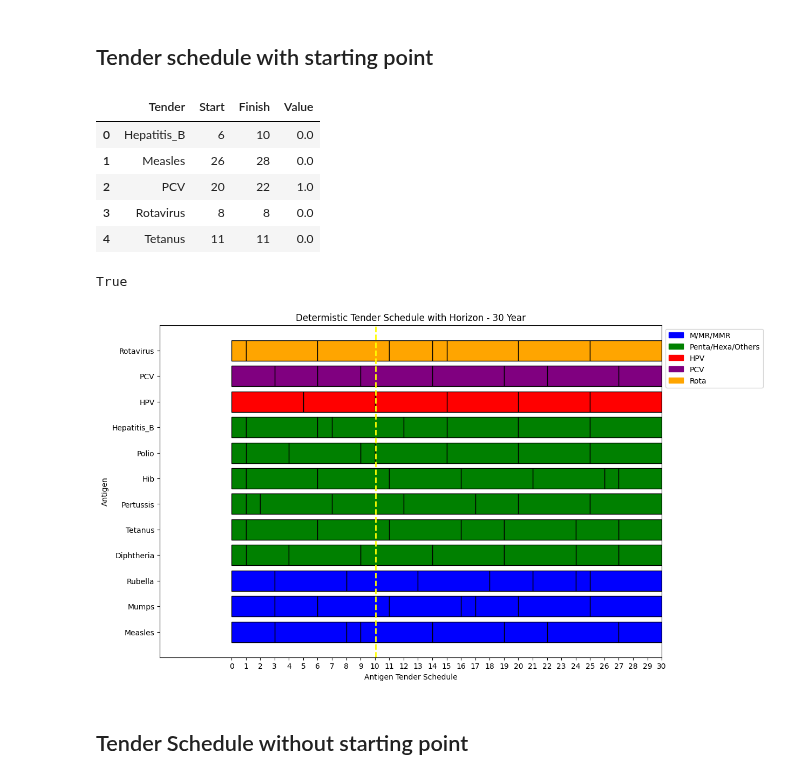
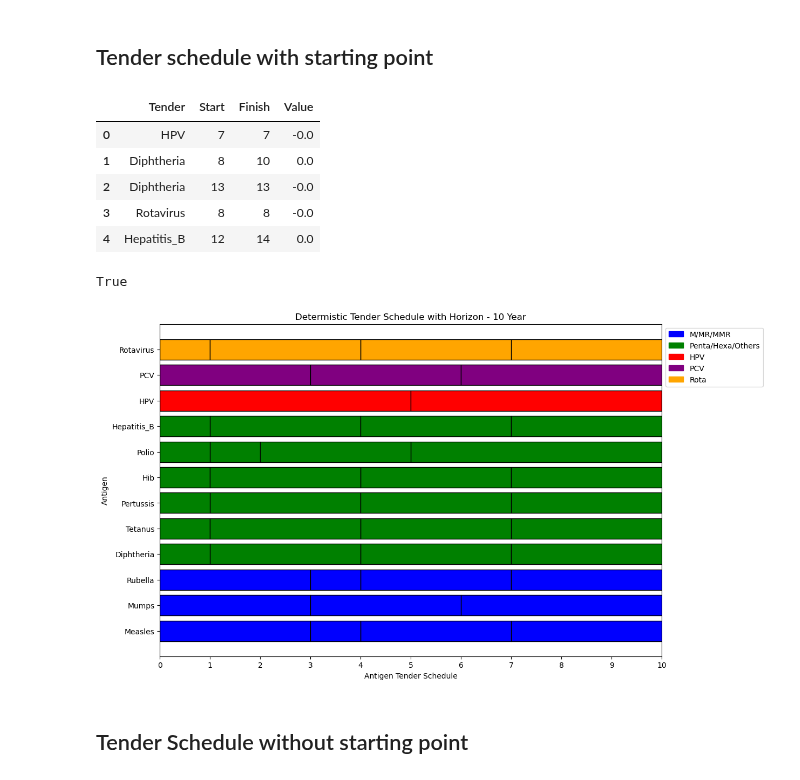
Before and after one commit to nuhorchak/Vaccine_Tender, a Jupyter notebook: horizon excursion/15 years - starting unvax children/tender_schedule_visualization.ipynb, the cells around one changed output. Cells and saved outputs as stored; diff of their text form; code cells hidden in the pictures.

Commit message:
tested 50 years and various starts

```diff
--- a/horizon excursion/15 years - starting unvax children/tender_schedule_visualization.ipynb
+++ b/horizon excursion/15 years - starting unvax children/tender_schedule_visualization.ipynb
@@ -9,7 +9,7 @@ import matplotlib.pyplot as plt
 # %% [markdown]
 ## Tender schedule with starting point
 # %%
-with open('deterministic_horizon_30_year.json') as json_file:
+with open('Deterministic_results_only_tenders.json') as json_file:
     F_results = json.load(json_file)
 # %%
 # Search results by keyword for F (tender schedules)
@@ -51,11 +51,11 @@ F_values_df = pd.DataFrame(data_list)
 F_values_df.head()
 # %% [output]
 |  | Tender | Start | Finish | Value |
-| 0 | Hepatitis_B | 6 | 10 | 0.0 |
-| 1 | Measles | 26 | 28 | 0.0 |
-| 2 | PCV | 20 | 22 | 1.0 |
-| 3 | Rotavirus | 8 | 8 | 0.0 |
-| 4 | Tetanus | 11 | 11 | 0.0 |
+| 0 | HPV | 7 | 7 | -0.0 |
+| 1 | Diphtheria | 8 | 10 | 0.0 |
+| 2 | Diphtheria | 13 | 13 | -0.0 |
+| 3 | Rotavirus | 8 | 8 | -0.0 |
+| 4 | Hepatitis_B | 12 | 14 | 0.0 |
 # %%
 #check to make sure all tenders are accounted for in model results
 def lists_contain_same_strings(list1, list2):
@@ -108,38 +108,38 @@ colors = {
 
 # Iterate through rows and plot bars based on conditions and color groups
 for index, row in F_values_df.iterrows():
     if round(row['Value']) == 1:
         start = row['Start'] - 1
         end = row['Finish']
 
         # Choose color based on the group
         for group, tenders in color_groups.items():
             if row['Tender'] in tenders:
                 color = colors[group]
                 ax.barh(row['Tender'], width=end - start, left=start, edgecolor='black', color=color)
 
 # Set labels and show the plot
-ax.set_xlim(-5, 30)
-ax.set_xticks(range(31))
+ax.set_xlim(0, 10)
+ax.set_xticks(range(11))
 
 ax.set_xlabel('Antigen Tender Schedule')
 ax.set_ylabel('Antigen')
-plt.title('Determistic Tender Schedule with Horizon - 30 Year')
+plt.title('Determistic Tender Schedule with Horizon - 10 Year')
 
 # Create a legend with adjusted location
 legend_labels = [plt.Rectangle((0,0),1,1, color=colors[group], label=group) for group in color_groups.keys()]
 ax.legend(legend_labels, color_groups.keys(), loc='upper left', bbox_to_anchor=(1, 1))
 
 # Add a dashed yellow line at the 10th tick on the x-axis
 ax.axvline(x=10.04, color='yellow', linestyle='--', linewidth=2)
 
 # Save and show the plot
 # plt.savefig('Deterministic_Tenders_With_Start_Color_Groups_Same_Color.png')
-plt.savefig('deterministic_horizon_both_ends_30.png', bbox_inches='tight', pad_inches=0.1)
+plt.savefig('deterministic_horizon_tenders_only.png', bbox_inches='tight', pad_inches=0.1)
 plt.show()
 plt.show()
 # %% [output]
-[figure, old version]
+[figure, new version]
 # %%
 # filter(row -> row[:Tender] == "Rotavirus", )
 
```
Also changed, not shown: 6 other files.
